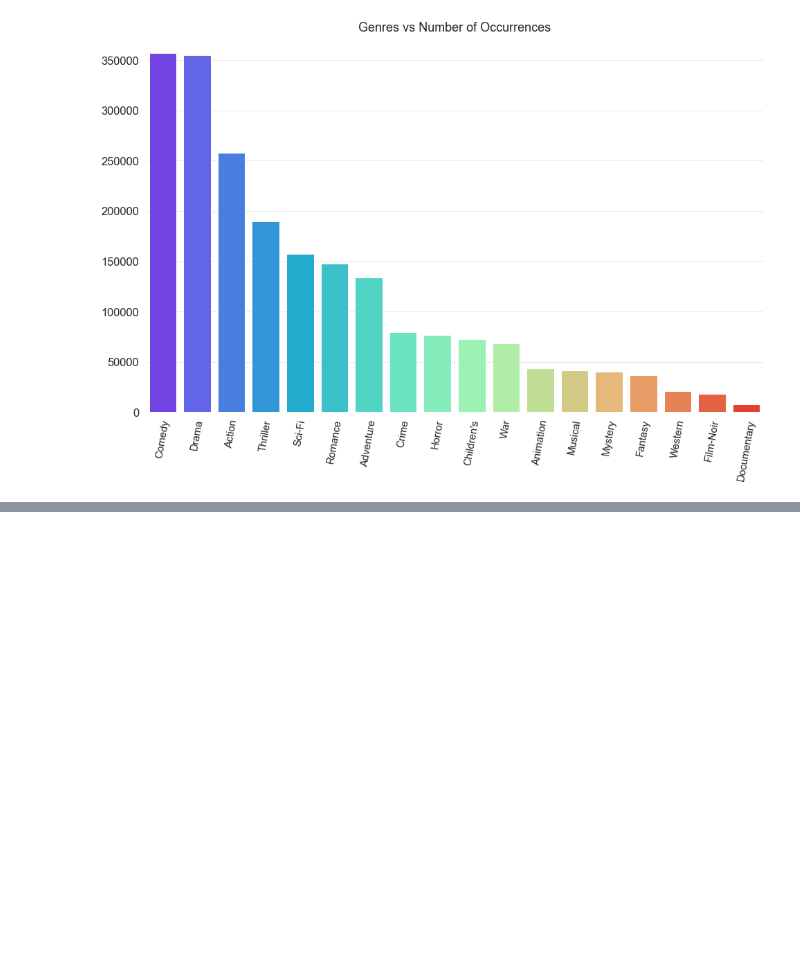
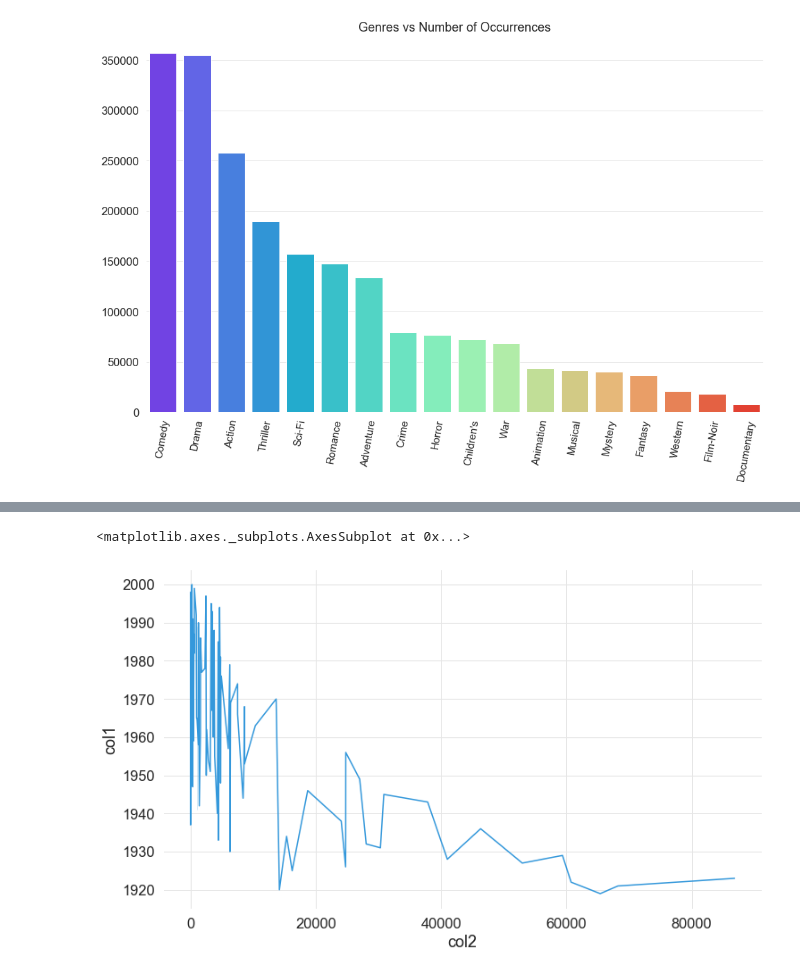
Before and after one commit to Praveen2795/Movie-Recommedation-System, a Jupyter notebook: Movie Recommendation system - DSCI Final Project .ipynb, the cells around one changed output, grey strips where cells are left out. Drawn from its saved outputs; the diff is of its cells as text; code cells hidden in the pictures; blank space fills up the shorter version.

```diff
--- a/Movie Recommendation system - DSCI Final Project .ipynb
+++ b/Movie Recommendation system - DSCI Final Project .ipynb
@@ -377,0 +448,22 @@ title_wordcloud = WordCloud(stopwords=STOPWORDS, background_color='black', heigh
+# %%
+# Creating the year column from Movie title
+
+lens_data[["movie_title", "movie_release_year"]]
+# return number of rows by the year
+no_of_movies_in_each_year = lens_data[["movie_title", "movie_release_year"]].groupby("movie_release_year").size()
+
+d = {'col1': lens_data["movie_release_year"].unique(), 'col2':no_of_movies_in_each_year.values}
+movie_realese_df = pd.DataFrame(data=d)
+
+sns.lineplot(data=movie_realese_df, x="col2", y="col1")
+
+# fig, ax = plt.subplots(figsize=(12, 5))
+# ax.plot(year_counts.index, year_counts.values)
+# ax.xaxis.set_major_locator(plt.MaxNLocator(9)) # changes the number of xticks we see
+# plt.title("Number of movies per Annum", fontsize=16)
+# plt.xlabel("Year", fontsize= 14)
+# plt.ylabel("# of Movies Released", fontsize=14)
+# plt.show()
+# %% [output]
+<matplotlib.axes._subplots.AxesSubplot at 0x...>
+[figure, added]
```
Also changed, not shown: parts of 8 cells of this notebook.
